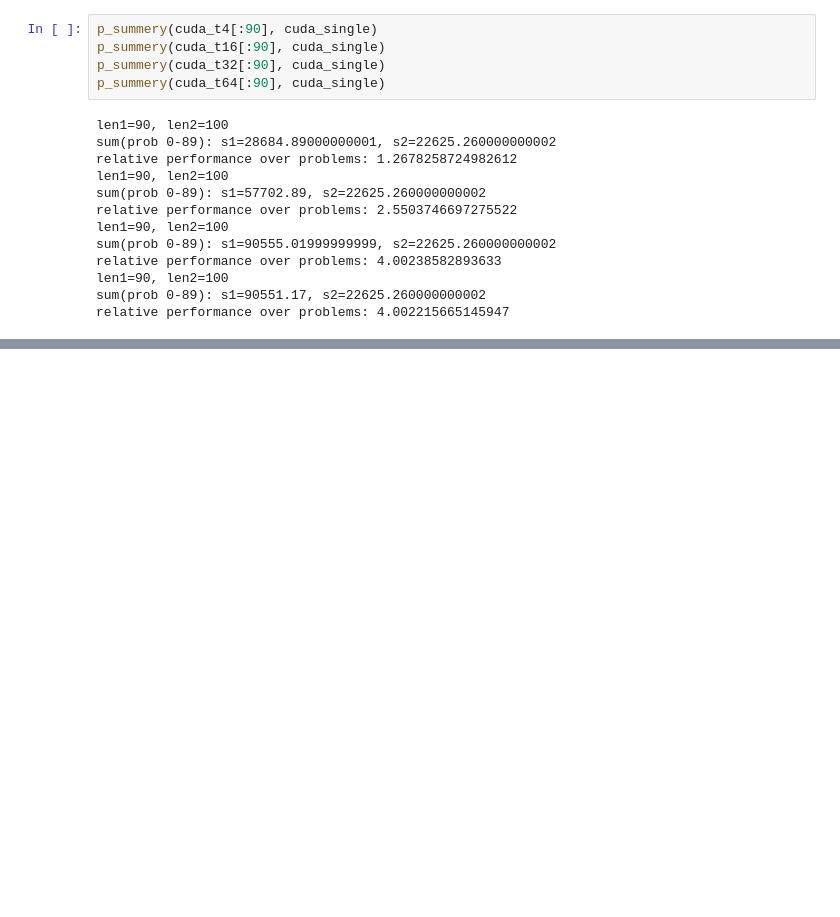
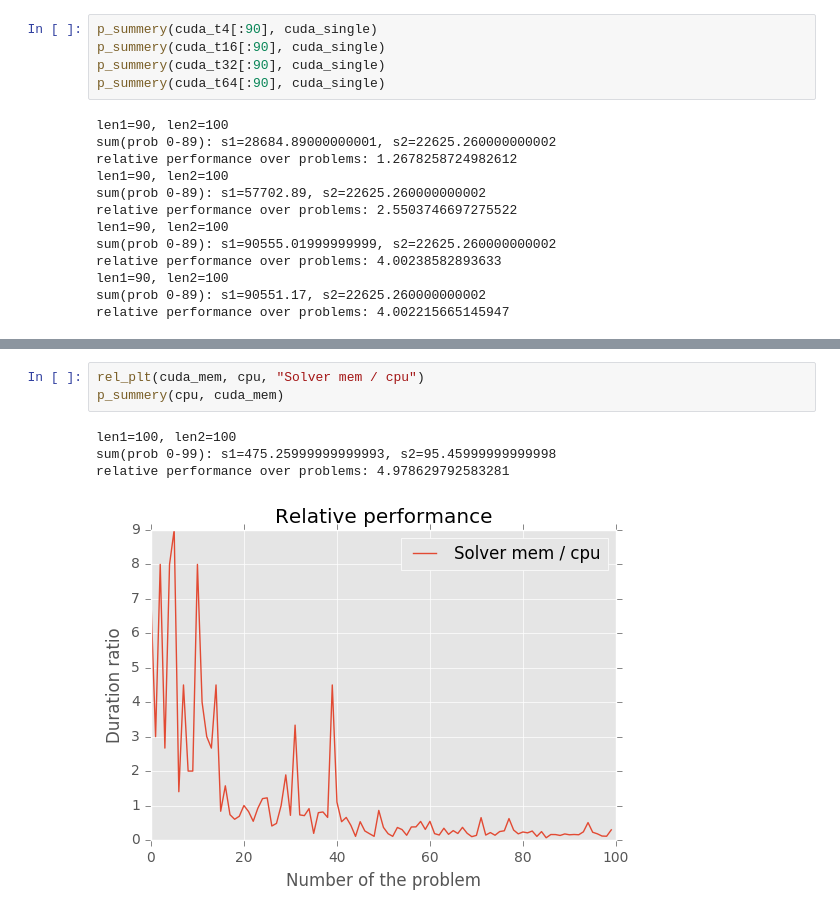
Before and after one commit to spinute/slide_puzzle, a Jupyter notebook: log/results/Untitled.ipynb, the cells around one changed output, grey strips where cells are left out. Drawn from its saved outputs; the diff is of its cells as text; blank space fills up the shorter version.

```diff
--- a/log/results/Untitled.ipynb
+++ b/log/results/Untitled.ipynb
@@ -213,0 +227,8 @@ relative performance over problems: 4.002215665145947
+# %%
+rel_plt(cuda_mem, cpu, "Solver mem / cpu")
+p_summery(cpu, cuda_mem)
+# %% [output]
+len1=100, len2=100
+sum(prob 0-99): s1=475.25999999999993, s2=95.45999999999998
+relative performance over problems: 4.978629792583281
+[figure, added]
```
Also changed, not shown: parts of 4 cells of this notebook, 5 other files.
